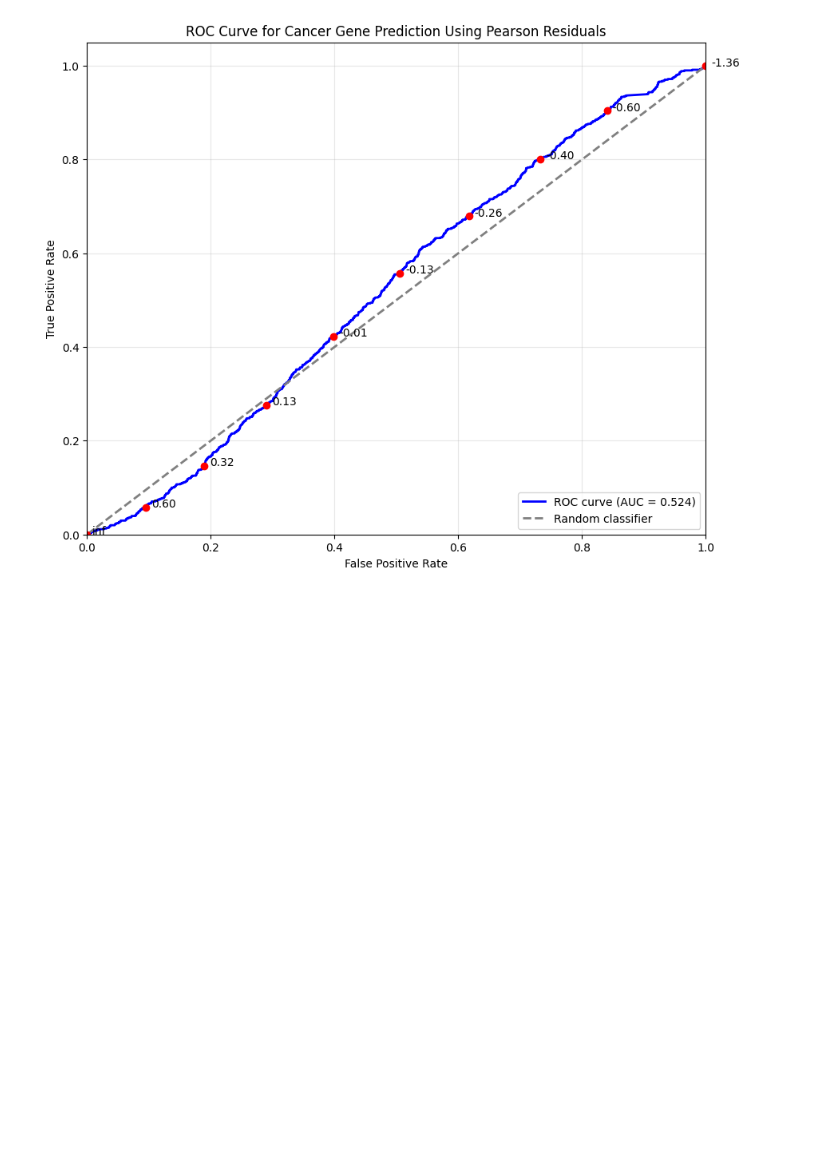
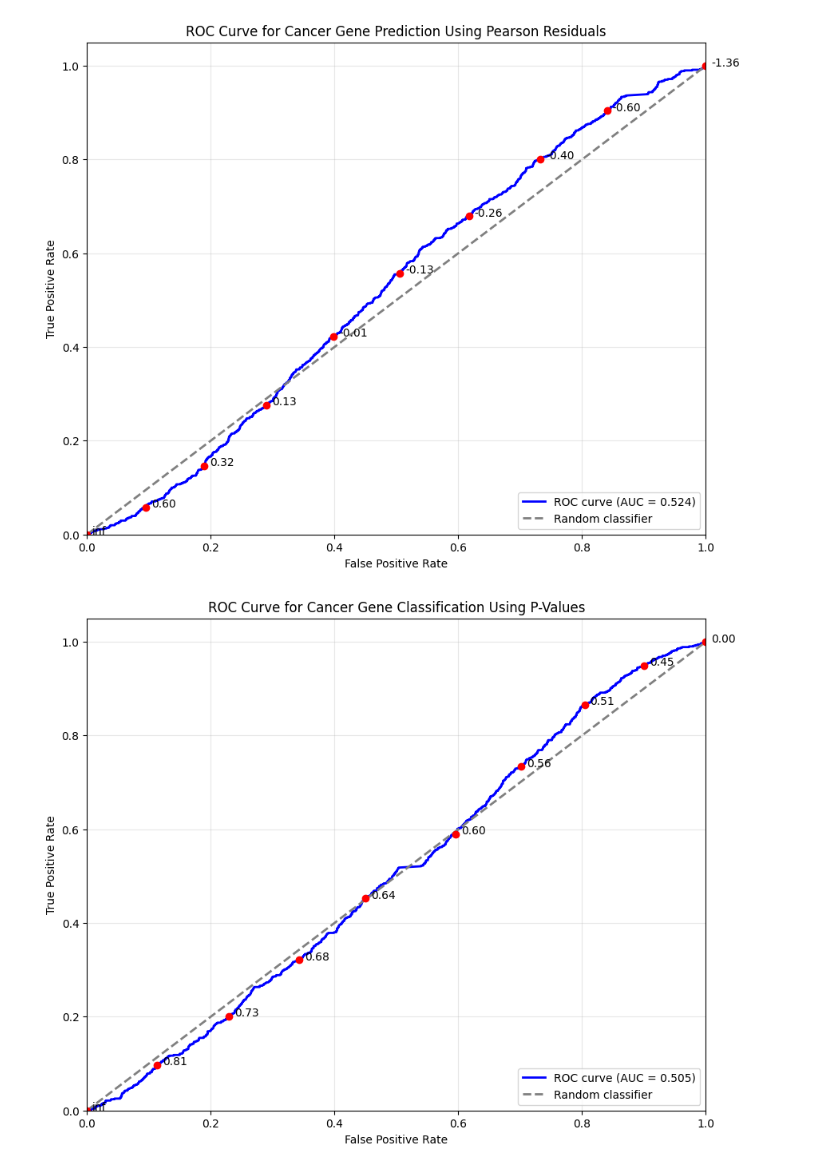
Before and after one commit to xiaopengh/Clone_Driver, a Jupyter notebook: notebook_v1.ipynb, the cells around one changed output. Cells and saved outputs as stored; diff of their text form; code cells hidden in the pictures; blank space fills up the shorter version.

```diff
--- a/notebook_v1.ipynb
+++ b/notebook_v1.ipynb
@@ -907,3 +1004,47 @@ plt.grid(alpha=0.3)
 plt.show()
 # %% [output]
 [figure]
+# %%
+# ROC curve for Cancer Gene prediction based on deviance residuals
+from sklearn.metrics import roc_curve, auc
+import matplotlib.pyplot as plt
+import numpy as np
+
+# Get absolute Pearson residuals as our prediction scores
+abs_residuals = clonal_summary_binom['p-value']
+
+# Get true labels (actual cancer genes)
+true_labels = clonal_summary_binom['Cancer Gene']
+
+# Calculate ROC curve points
+fpr, tpr, thresholds = roc_curve(true_labels, abs_residuals)
+
+# Calculate AUC
+roc_auc = auc(fpr, tpr)
+
+# Plot ROC curve
+plt.figure(figsize=(10, 8))
+plt.plot(fpr, tpr, color='blue', lw=2,
+         label=f'ROC curve (AUC = {roc_auc:.3f})')
+plt.plot([0, 1], [0, 1], color='gray', lw=2, linestyle='--', label='Random classifier')
+plt.xlim([0.0, 1.0])
+plt.ylim([0.0, 1.05])
+plt.xlabel('False Positive Rate')
+plt.ylabel('True Positive Rate')
+plt.title('ROC Curve for Cancer Gene Classification Using P-Values')
+plt.legend(loc="lower right")
+
+# Add threshold labels for some key points
+marker_indices = np.linspace(0, len(thresholds)-1, 10).astype(int)
+for idx in marker_indices:
+    plt.plot(fpr[idx], tpr[idx], 'ro')
+    plt.annotate(f"{thresholds[idx]:.2f}",
+                 (fpr[idx], tpr[idx]),
+                 textcoords="offset points",
+                 xytext=(5, 0),
+                 ha='left')
+
+plt.grid(alpha=0.3)
+plt.show()
+# %% [output]
+[figure, added]
```
Also changed, not shown: parts of 3 cells of this notebook, 20 other files.
